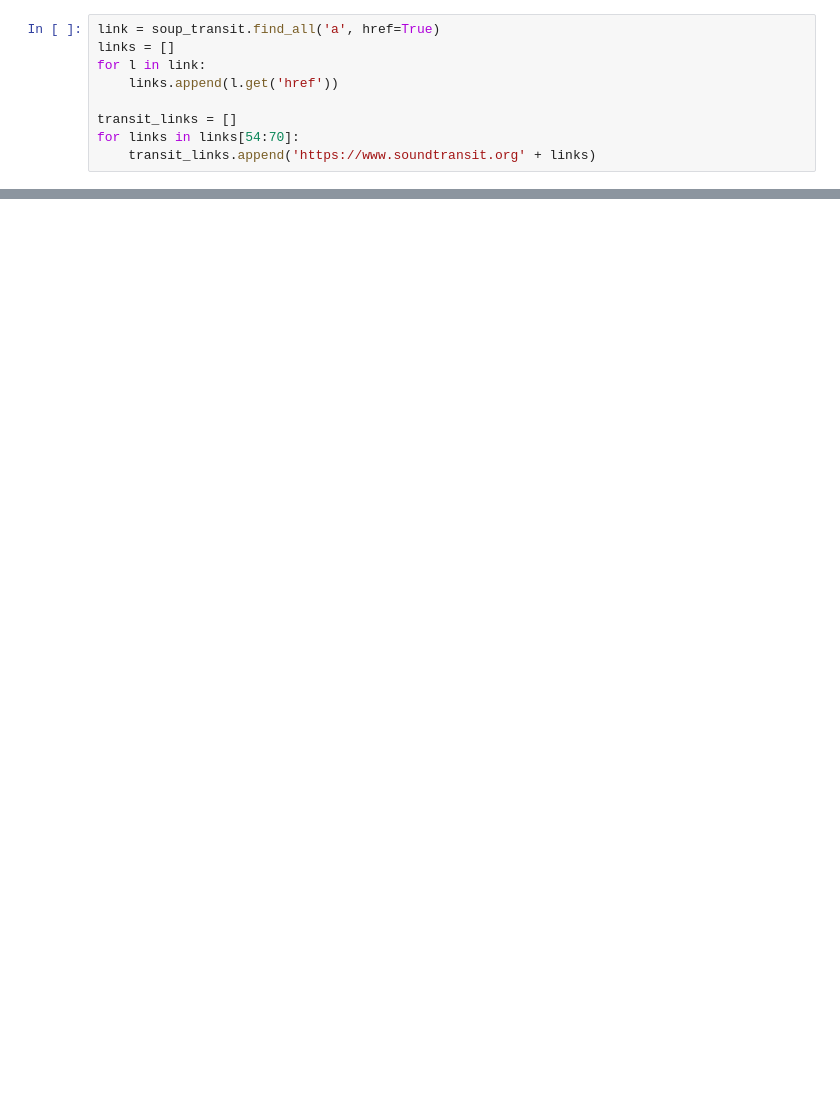
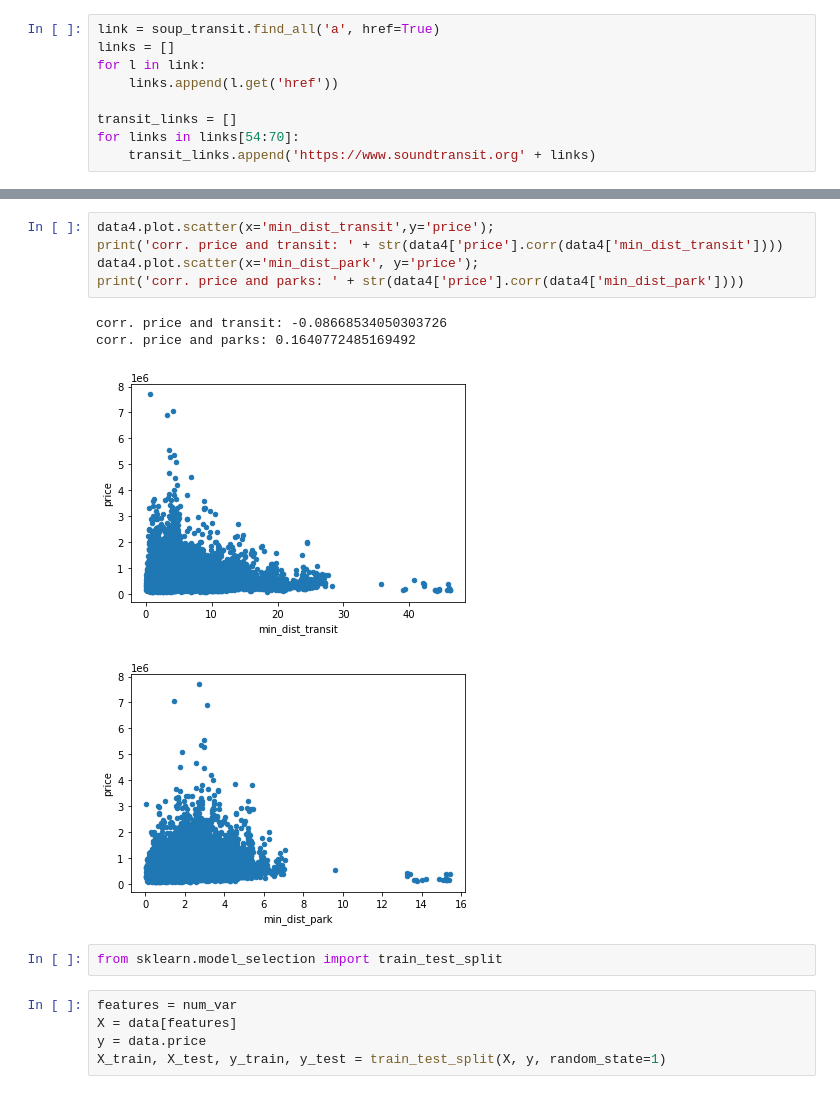
Before and after one commit to dtunnicliffe/house-price-regression-project, a Jupyter notebook: student.ipynb, the cells around one changed output, grey strips where cells are left out. Drawn from its saved outputs; the diff is of its cells as text; blank space fills up the shorter version.

```diff
--- a/student.ipynb
+++ b/student.ipynb
@@ -308,0 +342,17 @@ partial
+# %%
+data4.plot.scatter(x='min_dist_transit',y='price');
+print('corr. price and transit: ' + str(data4['price'].corr(data4['min_dist_transit'])))
+data4.plot.scatter(x='min_dist_park', y='price');
+print('corr. price and parks: ' + str(data4['price'].corr(data4['min_dist_park'])))
+# %% [output]
+corr. price and transit: -0.08668534050303726
+corr. price and parks: 0.1640772485169492
+[figure, added]
+[figure, added]
+# %%
+from sklearn.model_selection import train_test_split
+# %%
+features = num_var
+X = data[features]
+y = data.price
+X_train, X_test, y_train, y_test = train_test_split(X, y, random_state=1)
```
Also changed, not shown: parts of 48 cells of this notebook, 4 other files.
